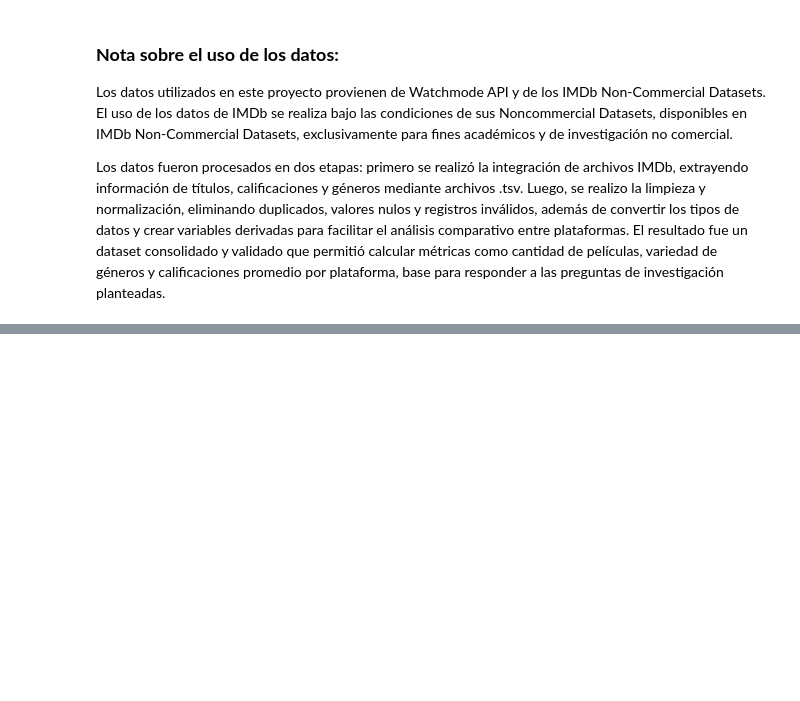
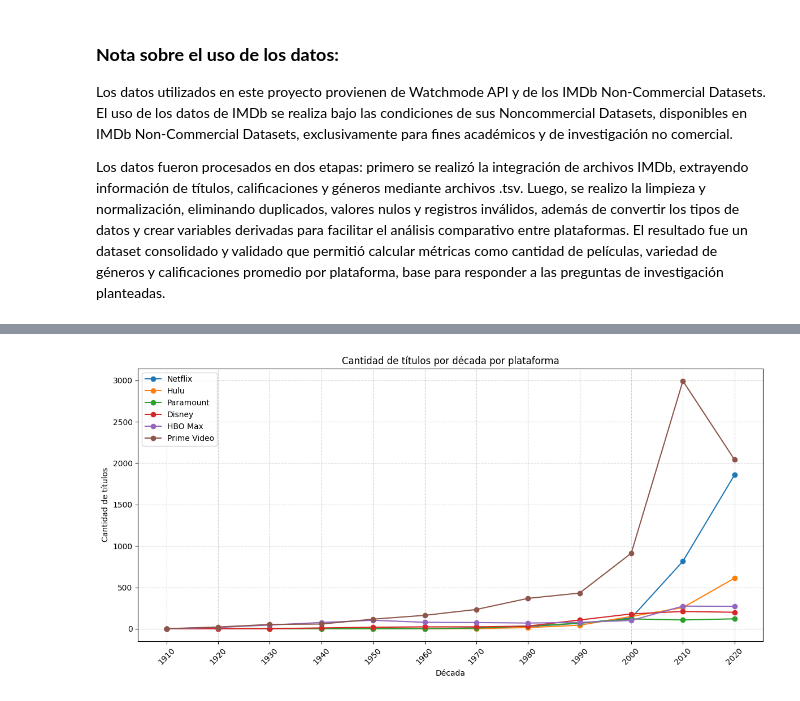
Before and after one commit to jlevipil/Proyecto-Grupo-18, a Jupyter notebook: notebook.ipynb, the cells around one changed output, grey strips where cells are left out. Drawn from its saved outputs; the diff is of its cells as text; code cells hidden in the pictures; blank space fills up the shorter version.

```diff
--- a/notebook.ipynb
+++ b/notebook.ipynb
@@ -253,0 +473,19 @@ El resultado fue un dataset consolidado y validado que permitió calcular métri
+# %%
+#Luego hacemos la agrupación por décadas y el conteo de estas películas
+netflix_decada = netflix.groupby('decada')['imdb_id'].count().rename('Netflix')
+hulu_decada = hulu.groupby('decada')['imdb_id'].count().rename('Hulu')
+paramount_decada = paramount.groupby('decada')['imdb_id'].count().rename('Paramount')
+disney_decada = disney.groupby('decada')['imdb_id'].count().rename('Disney')
+hbomax_decada = hbomax.groupby('decada')['imdb_id'].count().rename('HBO Max')
+prime_decada = prime.groupby('decada')['imdb_id'].count().rename('Prime Video')
+#Combinamos por las décadas de las décadas y las plataformas
+plataforma_decada = pd.concat(
+    [netflix_decada, hulu_decada, paramount_decada, disney_decada, hbomax_decada, prime_decada],
+    axis=1
+)
+#Rellenamos los valores vacios/nulos y lo convertimos en 0
+plataforma_decada = plataforma_decada.fillna(0).astype(int)
+#Ordenamos las décadas
+plataforma_decada = plataforma_decada.sort_index()
+
+plataforma_decada
@@ -253,0 +545,19 @@ El resultado fue un dataset consolidado y validado que permitió calcular métri
+# %%
+import matplotlib.pyplot as plt
+#Graficamos la cantidad de películas por las décadas según la plataforma
+plt.figure(figsize=(12,6))
+for plataforma in plataforma_decada.columns:
+    plt.plot(plataforma_decada.index, plataforma_decada[plataforma], marker='o', linestyle='-', label=plataforma)
+
+plt.xticks(plataforma_decada.index, rotation=45)
+plt.xlabel('Década')
+plt.ylabel('Cantidad de títulos')
+plt.title('Cantidad de títulos por década por plataforma')
+plt.legend()
+plt.grid(True, linestyle='--', alpha=0.6)
+plt.tight_layout()
+
+plt.savefig('img/n_peliculas_decada.jpg', dpi=300, bbox_inches='tight')
+plt.show()
+# %% [output]
+[figure, added]
```
Also changed, not shown: parts of 153 cells of this notebook, 13 other files.
